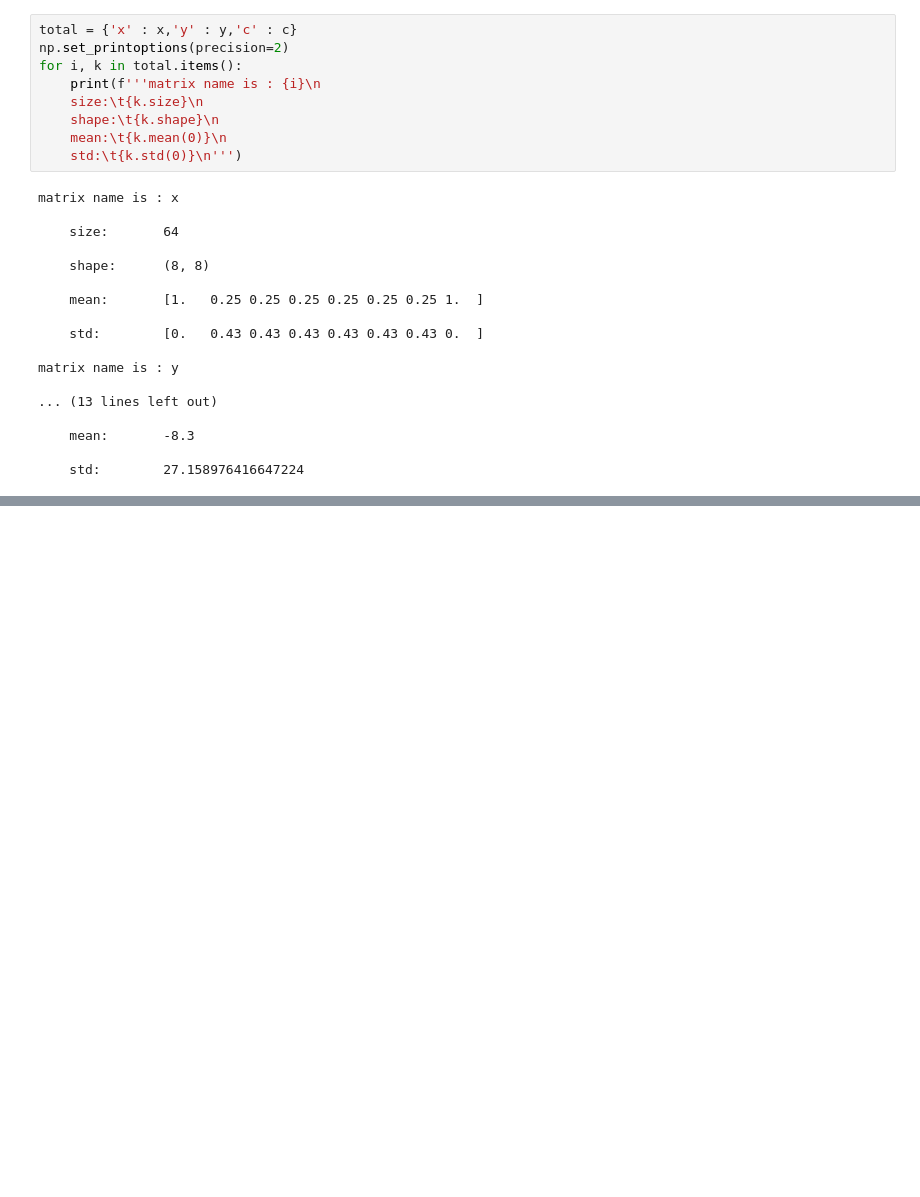
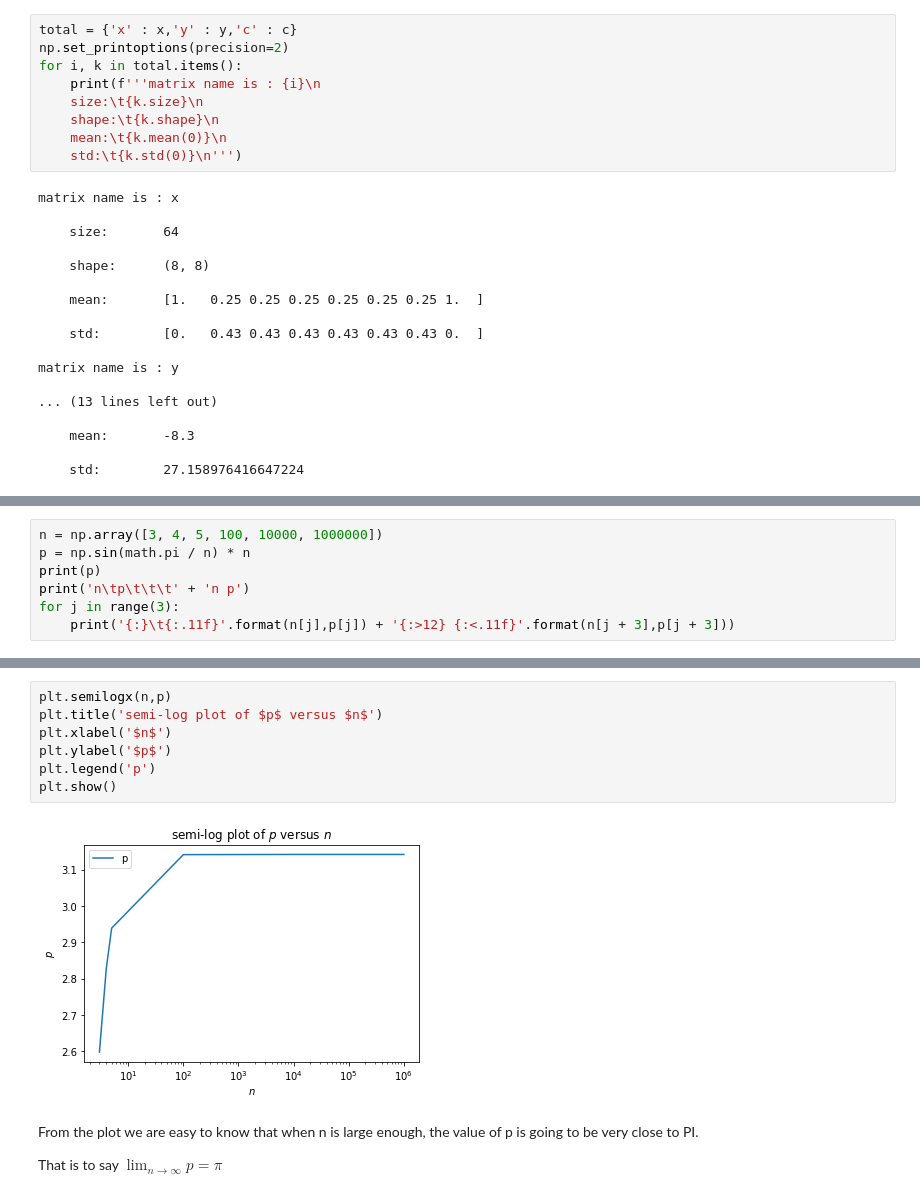
Before and after one commit to VIoletYisi/CaiJiBaoTuan, a Jupyter notebook: Violet_Yisi/Homework/Second/Homework.ipynb, the cells around one changed output, grey strips where cells are left out. Saved outputs shown, nothing was run; the diff lists cells and outputs as text; blank space fills up the shorter version.

```diff
--- a/Violet_Yisi/Homework/Second/Homework.ipynb
+++ b/Violet_Yisi/Homework/Second/Homework.ipynb
@@ -105,0 +104,7 @@ n       p                       n p
+# %%
+n = np.array([3, 4, 5, 100, 10000, 1000000])
+p = np.sin(math.pi / n) * n
+print(p)
+print('n\tp\t\t\t' + 'n p')
+for j in range(3):
+    print('{:}\t{:.11f}'.format(n[j],p[j]) + '{:>12} {:<.11f}'.format(n[j + 3],p[j + 3]))
@@ -105,0 +148,13 @@ n       p                       n p
+# %%
+plt.semilogx(n,p)
+plt.title('semi-log plot of $p$ versus $n$')
+plt.xlabel('$n$')
+plt.ylabel('$p$')
+plt.legend('p')
+plt.show()
+# %% [output]
+[figure, added]
+# %% [markdown]
+From the plot we are easy to know that when n is large enough, the value of p is going to be very close to PI.
+
+That is to say $\lim_{n \to \infty}{p}=\pi$
```
Also changed, not shown: parts of 31 cells of this notebook, 6 other files.
